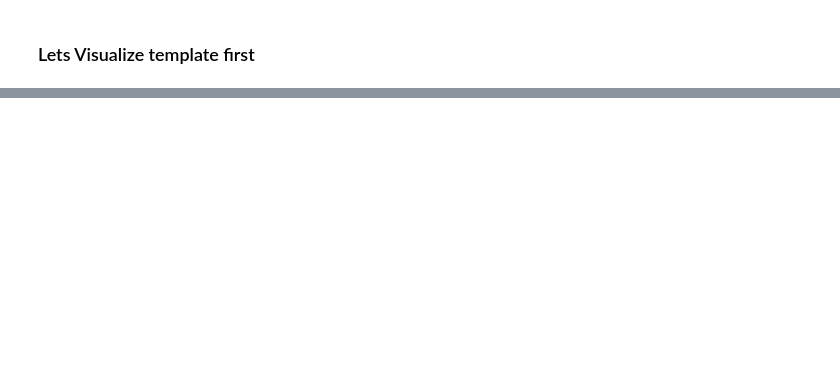
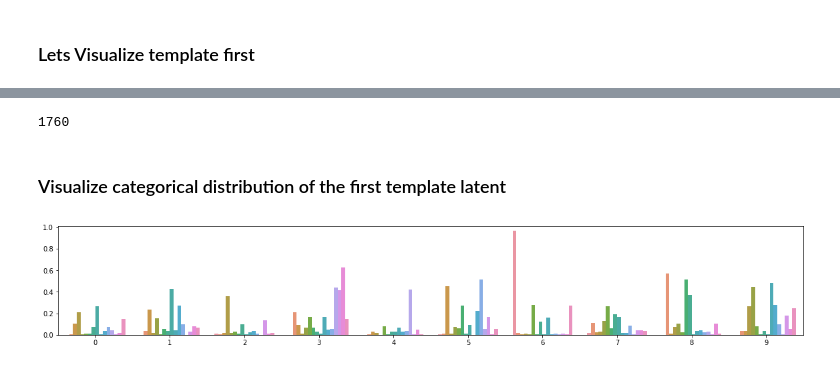
Before and after one commit to theblackcat102/text-subgan, a Jupyter notebook: Control.ipynb, the cells around one changed output, grey strips where cells are left out. Cells and saved outputs as stored; diff of their text form; code cells hidden in the pictures; blank space fills up the shorter version.

```diff
--- a/Control.ipynb
+++ b/Control.ipynb
@@ -49,2 +44,24 @@ checkpoint_name = 'amp_checkpoint_{}.pt'.format(iteration)
 # %% [markdown]
 ### Lets Visualize template first
+# %%
+log_name = 'save/gan_tempest_rel-2020-07-18-21-36-42/'
+checkpoint = 'checkpoint_9000.pt'
+
+from module.vmt import VMT
+with open(os.path.join(log_name, 'params.json'), 'r') as f:
+    params = json.load(f)
+args = Struct(**params)
+id_mapping = torch.load(os.path.join(args.cache_path, 'id_mapping.pt'))
+user_size = len(id_mapping['user2id'])
+user_size = user_size
+prod_size = len(id_mapping['prod2id'])
+
+
+model = VMT(args.gen_embed_dim, args.vocab_size,
+            enc_hidden_size=256, dec_hidden_size=256, tmp_category=args.tmp_cat_dim,
+            tmp_latent_dim=args.tmp_latent_dim, desc_latent_dim=args.desc_latent_dim, user_latent_dim=args.user_latent_dim,
+            biset=args.biset, user_embedding=True, user_size=user_size,
+            max_seq_len=args.max_seq_len-1, gpu=True).cuda()
+model.load_state_dict(torch.load(os.path.join(log_name,checkpoint))['model'])
+
+id2user = { value: key for key, value in id_mapping['user2id'].items() }
@@ -50,0 +70,6 @@ checkpoint_name = 'amp_checkpoint_{}.pt'.format(iteration)
+# %%
+from dataset import TemPest, tempest_collate
+valid_dataset = TemPest(args.cache_path, 'valid')
+print(len(valid_dataset))
+eval_dataloader = torch.utils.data.DataLoader(valid_dataset, num_workers=8,
+                        collate_fn=tempest_collate, batch_size=32, shuffle=False, drop_last=True)
@@ -50,0 +131,25 @@ checkpoint_name = 'amp_checkpoint_{}.pt'.format(iteration)
+# %%
+X, title = [], []
+print(len(temp_latent))
+for idx, latent in enumerate(temp_latent):
+    X.append(latent)
+    title.append(references[idx])
+temp_outputs = np.array(temp_outputs)
+title = np.array(title)
+X = np.array(X)
+# %% [output]
+1760
+# %% [markdown]
+### Visualize categorical distribution of the first template latent
+# %%
+plt.rcParams["figure.figsize"] = (20,3)
+
+data = {'y': [], 'bins': [], 'type': []}
+for idx, latent in enumerate(X[0].reshape(args.tmp_latent_dim, args.tmp_cat_dim)):
+    data['y'] += list(range(len(latent)))
+    data['bins'] += list(latent)
+    data['type'] += list([idx]*len(latent))
+g = sns.barplot(x='y', y='bins', data=data, hue='type')
+g.legend_.remove()
+# %% [output]
+[figure, added]
```
Also changed, not shown: parts of 90 cells of this notebook, 3 other files.
